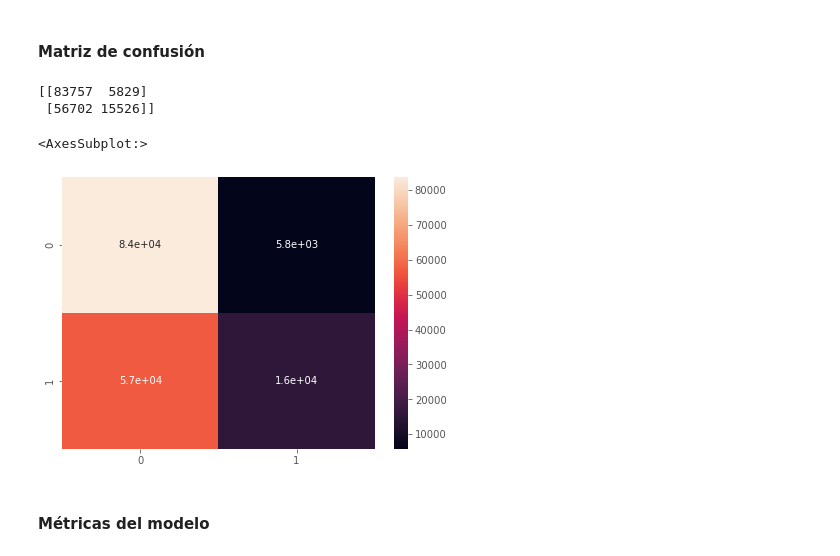
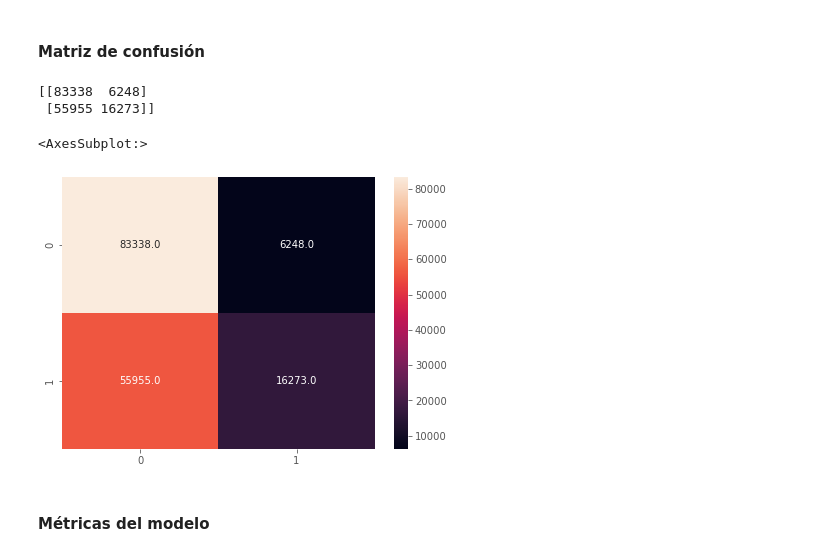
Before and after one commit to natijohansen/TP_DataScience, a Jupyter notebook: Test-PCA.ipynb, the cells around one changed output. Saved outputs shown, nothing was run; the diff lists cells and outputs as text; code cells hidden in the pictures.

```diff
--- a/Test-PCA.ipynb
+++ b/Test-PCA.ipynb
@@ -329,23 +335,23 @@ y_pred2 = model_rf2.predict(X_test_2)
 # %%
 import matplotlib.pyplot as plt
 from sklearn.metrics import confusion_matrix
 from sklearn.metrics import plot_confusion_matrix
 
 #Matriz de Confusión
 print(confusion_matrix(y_test, y_pred2))
 
 #Ploteamos la Matriz
 #plot_confusion_matrix(classifier, X_test_2, y_test)
 #plt.show()
 
 mat = confusion_matrix(y_test, y_pred2)
 plt.figure(figsize=(7, 5))
-sns.heatmap(mat, annot=True) #Plot a través de Seaborn
+sns.heatmap(mat, annot=True, fmt=".1f") #Plot a través de Seaborn
 # %% [output]
-[[83757  5829]
- [56702 15526]]
+[[83338  6248]
+ [55955 16273]]
 <AxesSubplot:>
-[figure, old version]
+[figure, new version]
 # %% [markdown]
 #### Métricas del modelo
 # %%
```
Also changed, not shown: parts of 5 cells of this notebook.
